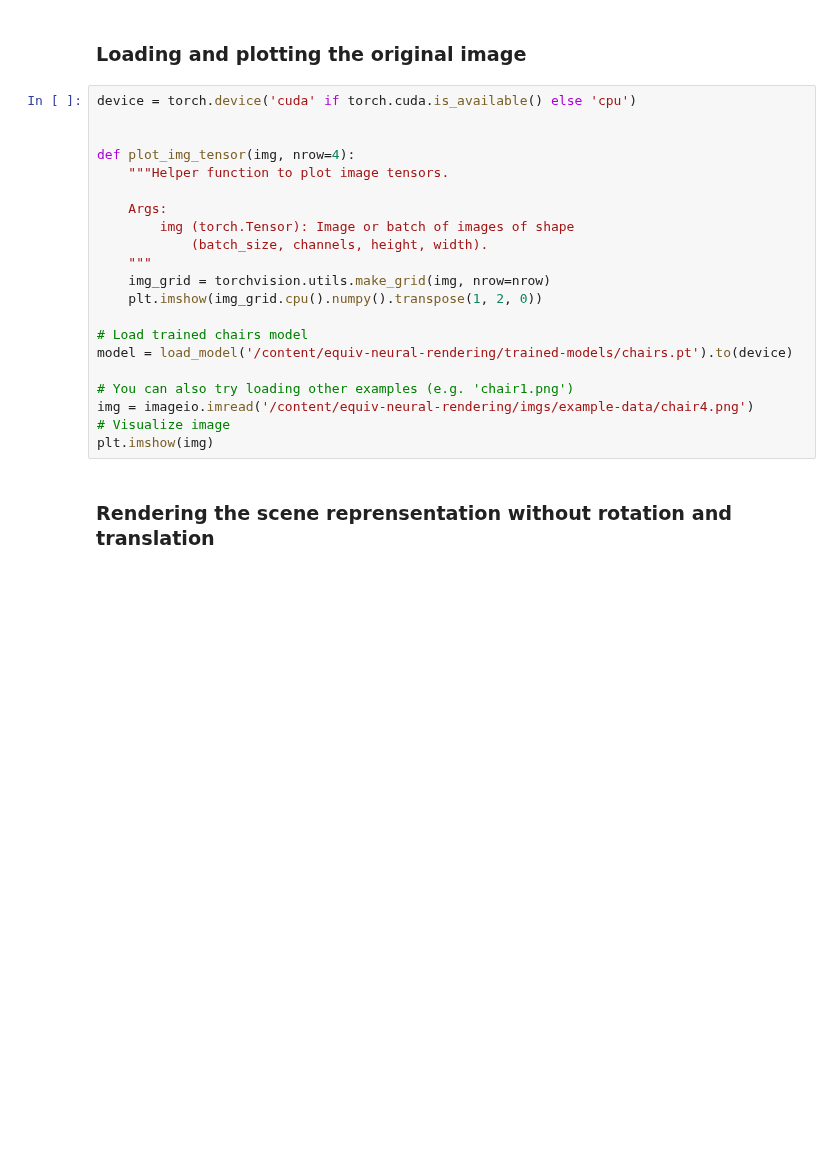
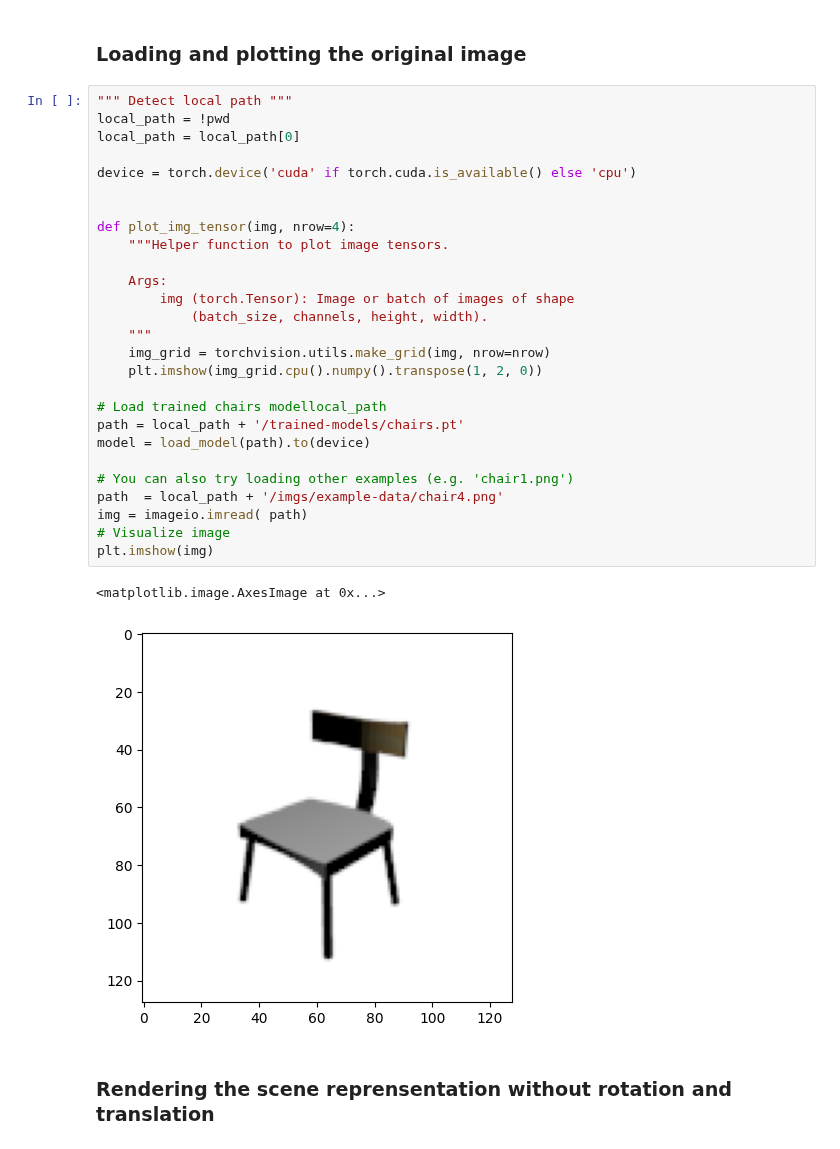
Before and after one commit to elidub/equiv-neural-rendering, a Jupyter notebook: EquivariantNR.ipynb, the cells around one changed output. Cells and saved outputs as stored; diff of their text form; blank space fills up the shorter version.

Commit message:
fixed paths for notebook

```diff
--- a/EquivariantNR.ipynb
+++ b/EquivariantNR.ipynb
@@ -19,26 +19,35 @@ from models.neural_renderer import *
 # %% [markdown]
 ### Loading and plotting the original image
 # %%
+""" Detect local path """
+local_path = !pwd
+local_path = local_path[0]
+
 device = torch.device('cuda' if torch.cuda.is_available() else 'cpu')
 
 
 def plot_img_tensor(img, nrow=4):
     """Helper function to plot image tensors.
 
     Args:
         img (torch.Tensor): Image or batch of images of shape
             (batch_size, channels, height, width).
     """
     img_grid = torchvision.utils.make_grid(img, nrow=nrow)
     plt.imshow(img_grid.cpu().numpy().transpose(1, 2, 0))
 
-# Load trained chairs model
-model = load_model('/content/equiv-neural-rendering/trained-models/chairs.pt').to(device)
+# Load trained chairs modellocal_path
+path = local_path + '/trained-models/chairs.pt'
+model = load_model(path).to(device)
 
 # You can also try loading other examples (e.g. 'chair1.png')
-img = imageio.imread('/content/equiv-neural-rendering/imgs/example-data/chair4.png')
+path  = local_path + '/imgs/example-data/chair4.png'
+img = imageio.imread( path)
 # Visualize image
 plt.imshow(img)
+# %% [output]
+<matplotlib.image.AxesImage at 0x...>
+[figure, added]
 # %% [markdown]
 ### Rendering the scene reprensentation without rotation and translation
 # %%
```
